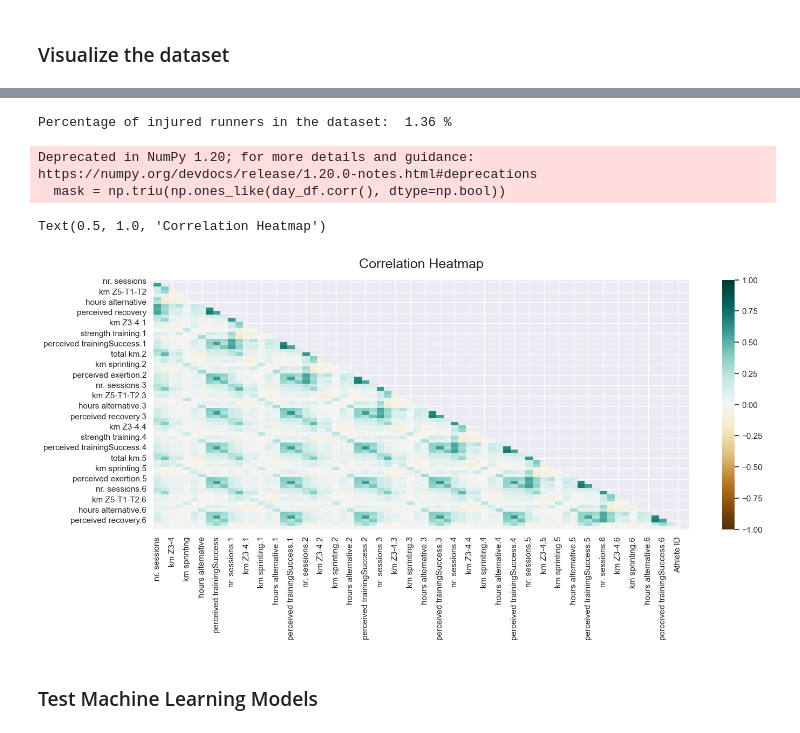
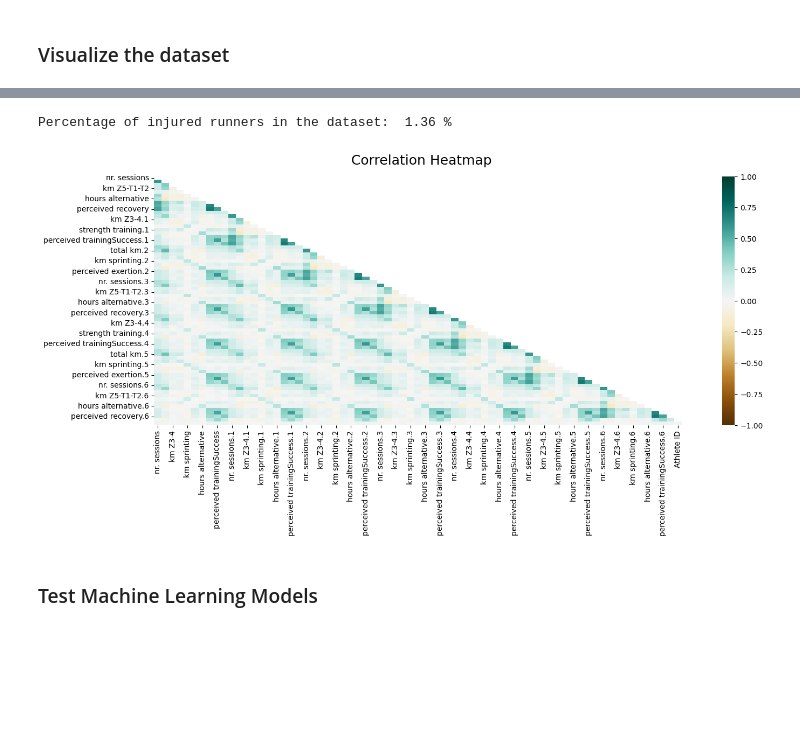
Before and after one commit to dholling4/injury_predictor, a Jupyter notebook: rri_predictor.ipynb, the cells around one changed output, grey strips where cells are left out. Saved outputs shown, nothing was run; the diff lists cells and outputs as text; code cells hidden in the pictures; blank space fills up the shorter version.

Commit message:
updated np.bool of heatmap to supress warnings

```diff
--- a/rri_predictor.ipynb
+++ b/rri_predictor.ipynb
@@ -37,27 +40,25 @@ plt.show()
 # %%
 import numpy as np
+import warnings
+warnings.filterwarnings("ignore", category=FutureWarning)
+
 # set seed for reproducibility
 np.random.seed(0)
-
-# drop 'Date' in day_df and week_df
-day_df = day_df.drop(columns=['Date'])
-
 # percentage of injuries in the dataset
 print('Percentage of injured runners in the dataset: ', np.round(100*day_df['injury'].value_counts()[1] / len(day_df['injury']),2), '%')
 
 # create a pairplot on a subset of the data
 plt.figure(figsize=(16, 6))
 
 # define the mask to set the values in the upper triangle to True
-mask = np.triu(np.ones_like(day_df.corr(), dtype=np.bool))
+mask = np.triu(np.ones_like(day_df.corr()))
+
 heatmap = sns.heatmap(day_df.corr(), mask=mask, vmin=-1, vmax=1, annot=True, cmap='BrBG')
 heatmap.set_title('Correlation Heatmap', fontdict={'fontsize':18}, pad=16)
+plt.show()
 # %% [output]
 Percentage of injured runners in the dataset:  1.36 %
-Deprecated in NumPy 1.20; for more details and guidance: https://numpy.org/devdocs/release/1.20.0-notes.html#deprecations
-  mask = np.triu(np.ones_like(day_df.corr(), dtype=np.bool))
-Text(0.5, 1.0, 'Correlation Heatmap')
-[figure, old version]
+[figure, new version]
 # %% [markdown]
 ### Test Machine Learning Models
 # %%
```
Also changed, not shown: parts of 2 cells of this notebook.
